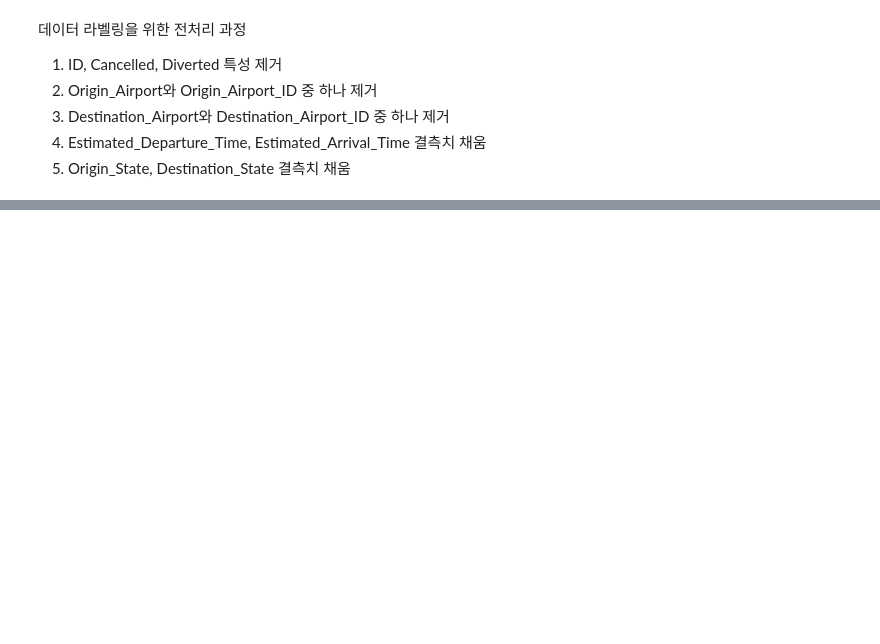
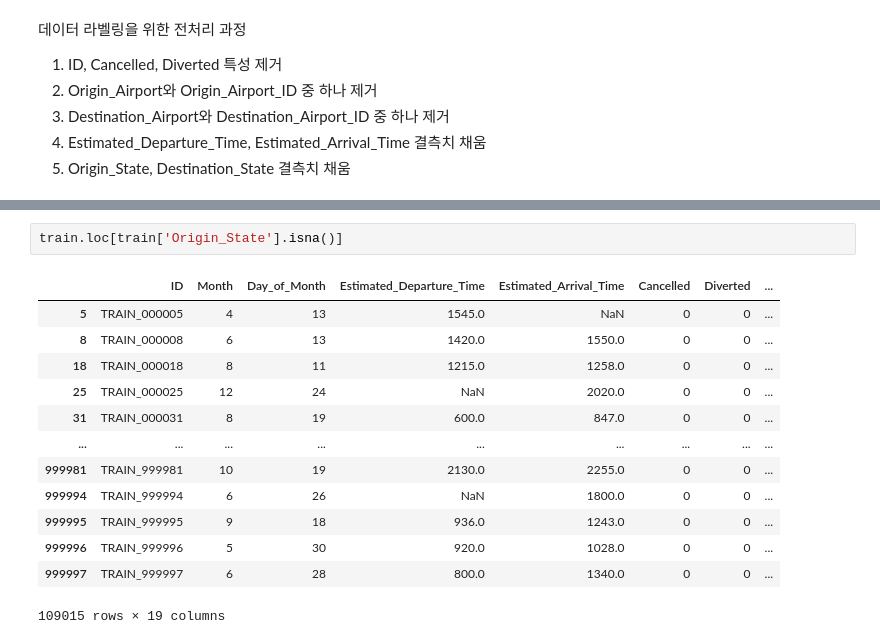
Before and after one commit to ParkGyuho/dacon_flight, a Jupyter notebook: 01.EDA.ipynb, the cells around one changed output, grey strips where cells are left out. Cells and saved outputs as stored; diff of their text form; blank space fills up the shorter version.

```diff
--- a/01.EDA.ipynb
+++ b/01.EDA.ipynb
@@ -152,0 +233,16 @@ True
+# %%
+train.loc[train['Origin_State'].isna()]
+# %% [output]
+|  | ID | Month | Day_of_Month | Estimated_Departure_Time | Estimated_Arrival_Time | Cancelled | Diverted | ... |
+| 5 | TRAIN_000005 | 4 | 13 | 1545.0 | NaN | 0 | 0 | ... |
+| 8 | TRAIN_000008 | 6 | 13 | 1420.0 | 1550.0 | 0 | 0 | ... |
+| 18 | TRAIN_000018 | 8 | 11 | 1215.0 | 1258.0 | 0 | 0 | ... |
+| 25 | TRAIN_000025 | 12 | 24 | NaN | 2020.0 | 0 | 0 | ... |
+| 31 | TRAIN_000031 | 8 | 19 | 600.0 | 847.0 | 0 | 0 | ... |
+| ... | ... | ... | ... | ... | ... | ... | ... | ... |
+| 999981 | TRAIN_999981 | 10 | 19 | 2130.0 | 2255.0 | 0 | 0 | ... |
+| 999994 | TRAIN_999994 | 6 | 26 | NaN | 1800.0 | 0 | 0 | ... |
+| 999995 | TRAIN_999995 | 9 | 18 | 936.0 | 1243.0 | 0 | 0 | ... |
+| 999996 | TRAIN_999996 | 5 | 30 | 920.0 | 1028.0 | 0 | 0 | ... |
+| 999997 | TRAIN_999997 | 6 | 28 | 800.0 | 1340.0 | 0 | 0 | ... |
+109015 rows × 19 columns
```
Also changed, not shown: parts of 11 cells of this notebook.
